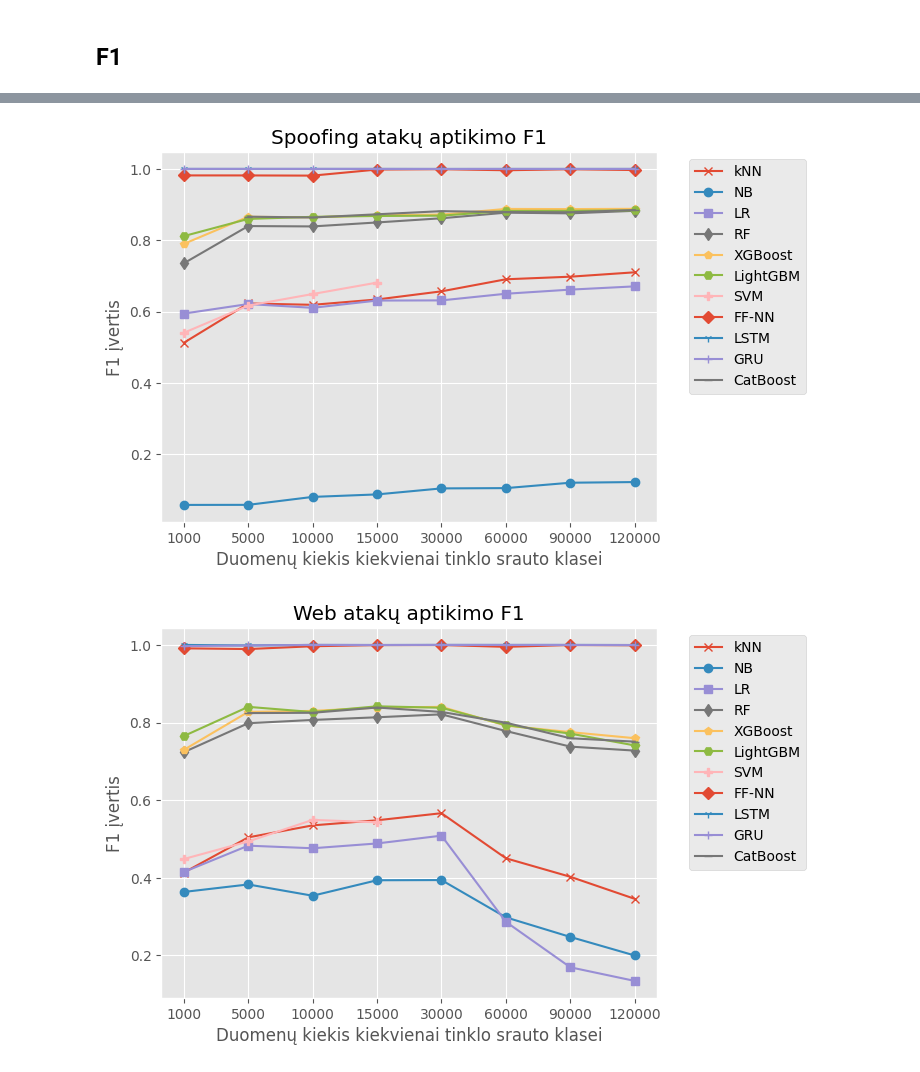
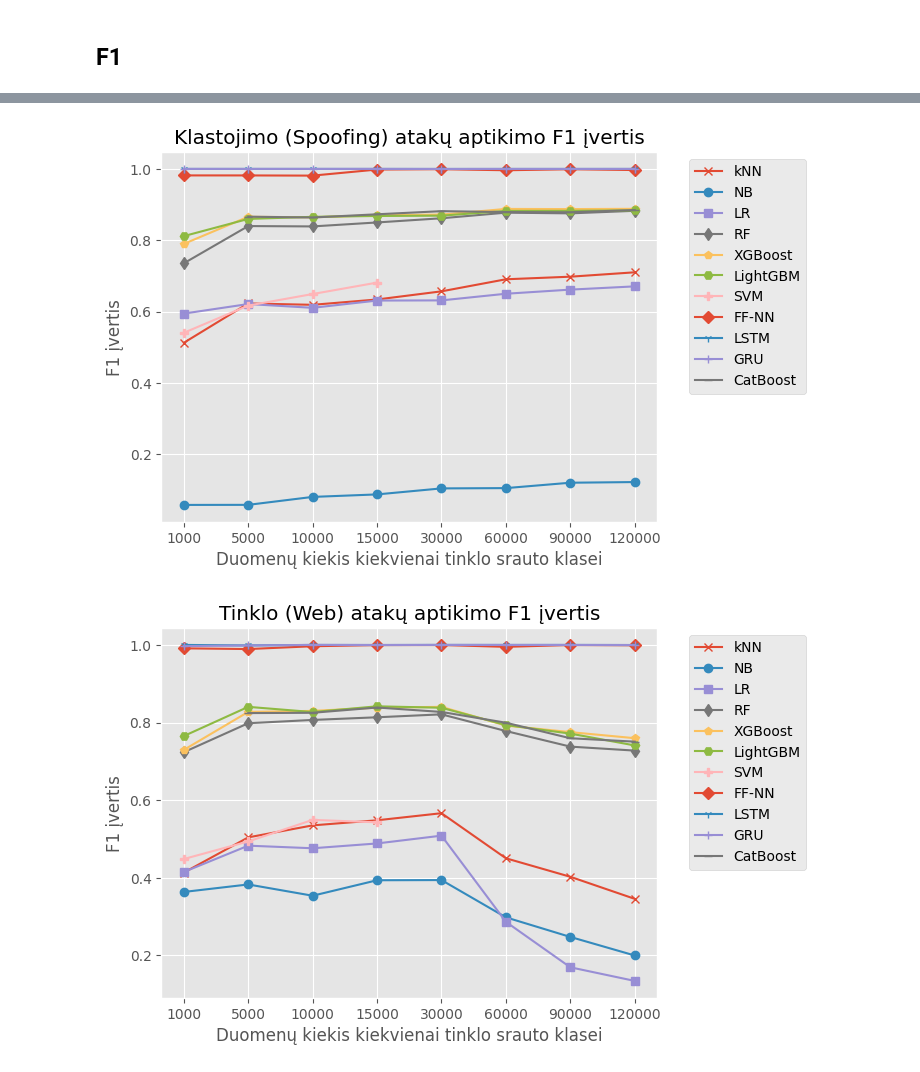
Before and after one commit to KostasEreksonas/Magistrinis, a Jupyter notebook: Time_series.ipynb, the cells around one changed output, grey strips where cells are left out. Cells and saved outputs as stored; diff of their text form; code cells hidden in the pictures.

```diff
--- a/Time_series.ipynb
+++ b/Time_series.ipynb
@@ -35,6 +35,10 @@ def plot_time_series(metric, name):
         y_label = "Laikas (s)"
     elif name == "Daugiaklasė klasifikacija - Klasifikavimo Laikas":
         y_label = "Laikas (ms)"
+    elif name == "Daugiaklasė klasifikacija - Precizija":
+        y_label = "Precizija"
+    elif name == "Daugiaklasė klasifikacija - Atpažinimas":
+        y_label = "Atpažinimas"
     else:
         y_label = "F1 įvertis"
     ax.set_ylabel(y_label)
@@ -749,10 +753,10 @@ plot_time_series(recon_f1, "Recon atakų aptikimo F1")
 # %%
 spoofing_f1 = pd.DataFrame(spoofing_f1).transpose()
-plot_time_series(spoofing_f1, "Spoofing atakų aptikimo F1")
+plot_time_series(spoofing_f1, "Klastojimo (Spoofing) atakų aptikimo F1 įvertis")
 # %% [output]
-[figure, old version]
+[figure, new version]
 # %%
 web_f1 = pd.DataFrame(web_f1).transpose()
-plot_time_series(web_f1, "Web atakų aptikimo F1")
+plot_time_series(web_f1, "Tinklo (Web) atakų aptikimo F1 įvertis")
 # %% [output]
-[figure, old version]
+[figure, new version]
```
Also changed, not shown: parts of 17 cells of this notebook.
